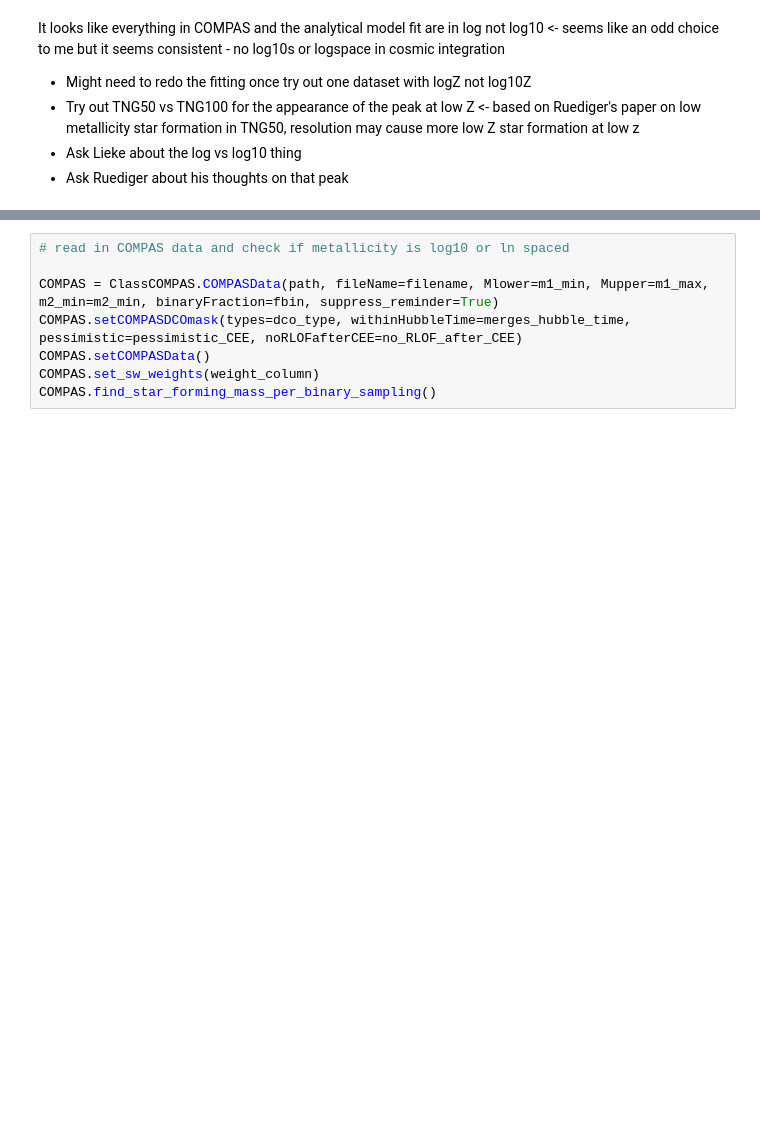
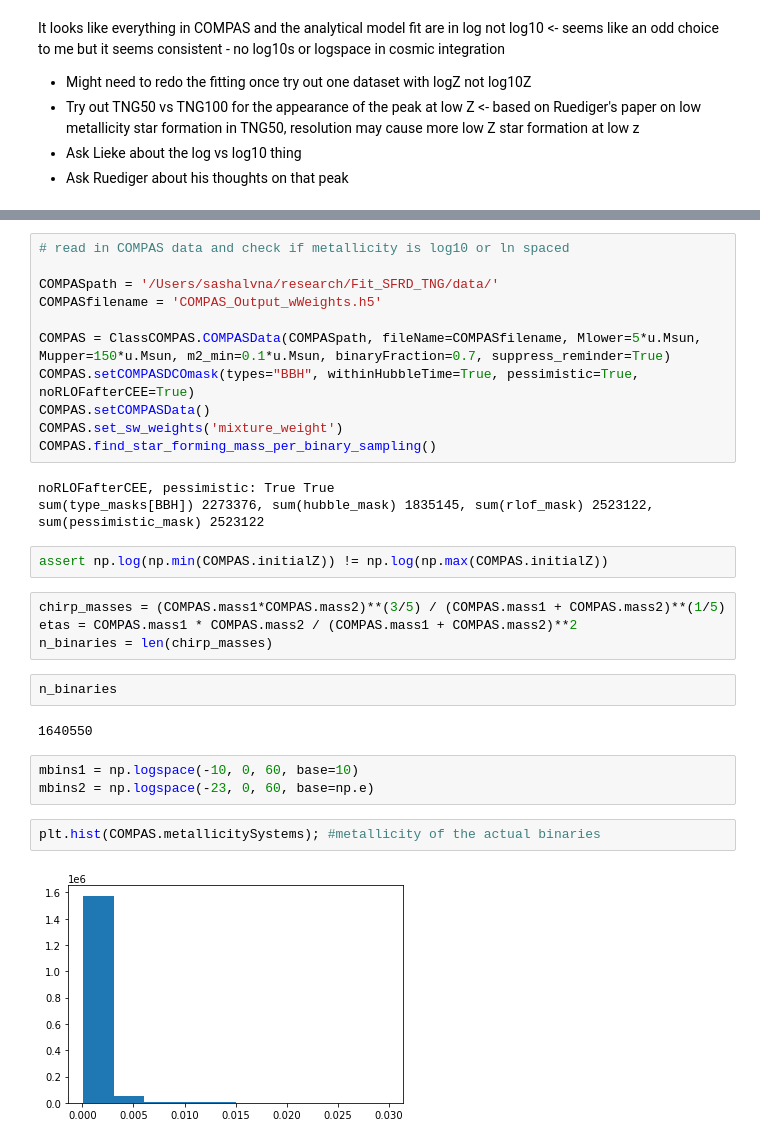
Before and after one commit to sashalvna/Fit_SFRD_TNG, a Jupyter notebook: TNG_data_for_cosmic_integration.ipynb, the cells around one changed output, grey strips where cells are left out. Cells and saved outputs as stored; diff of their text form; blank space fills up the shorter version.

```diff
--- a/TNG_data_for_cosmic_integration.ipynb
+++ b/TNG_data_for_cosmic_integration.ipynb
@@ -506,8 +594,31 @@ ModuleNotFoundError: No module named 'ClassCOMPAS'
 # %%
 # read in COMPAS data and check if metallicity is log10 or ln spaced
 
-COMPAS = ClassCOMPAS.COMPASData(path, fileName=filename, Mlower=m1_min, Mupper=m1_max, m2_min=m2_min, binaryFraction=fbin, suppress_reminder=True)
-COMPAS.setCOMPASDCOmask(types=dco_type, withinHubbleTime=merges_hubble_time, pessimistic=pessimistic_CEE, noRLOFafterCEE=no_RLOF_after_CEE)
+COMPASpath = '/Users/sashalvna/research/Fit_SFRD_TNG/data/'
+COMPASfilename = 'COMPAS_Output_wWeights.h5'
+
+COMPAS = ClassCOMPAS.COMPASData(COMPASpath, fileName=COMPASfilename, Mlower=5*u.Msun, Mupper=150*u.Msun, m2_min=0.1*u.Msun, binaryFraction=0.7, suppress_reminder=True)
+COMPAS.setCOMPASDCOmask(types="BBH", withinHubbleTime=True, pessimistic=True, noRLOFafterCEE=True)
 COMPAS.setCOMPASData()
-COMPAS.set_sw_weights(weight_column)
+COMPAS.set_sw_weights('mixture_weight')
 COMPAS.find_star_forming_mass_per_binary_sampling()
+# %% [output]
+noRLOFafterCEE, pessimistic: True True
+sum(type_masks[BBH]) 2273376, sum(hubble_mask) 1835145, sum(rlof_mask) 2523122, sum(pessimistic_mask) 2523122
+# %%
+assert np.log(np.min(COMPAS.initialZ)) != np.log(np.max(COMPAS.initialZ))
+# %%
+chirp_masses = (COMPAS.mass1*COMPAS.mass2)**(3/5) / (COMPAS.mass1 + COMPAS.mass2)**(1/5)
+etas = COMPAS.mass1 * COMPAS.mass2 / (COMPAS.mass1 + COMPAS.mass2)**2
+n_binaries = len(chirp_masses)
+# %%
+n_binaries
+# %% [output]
+1640550
+# %%
+mbins1 = np.logspace(-10, 0, 60, base=10)
+mbins2 = np.logspace(-23, 0, 60, base=np.e)
+# %%
+plt.hist(COMPAS.metallicitySystems); #metallicity of the actual binaries
+# %% [output]
+[figure, added]
```
Also changed, not shown: parts of 19 cells of this notebook, 4 other files.
